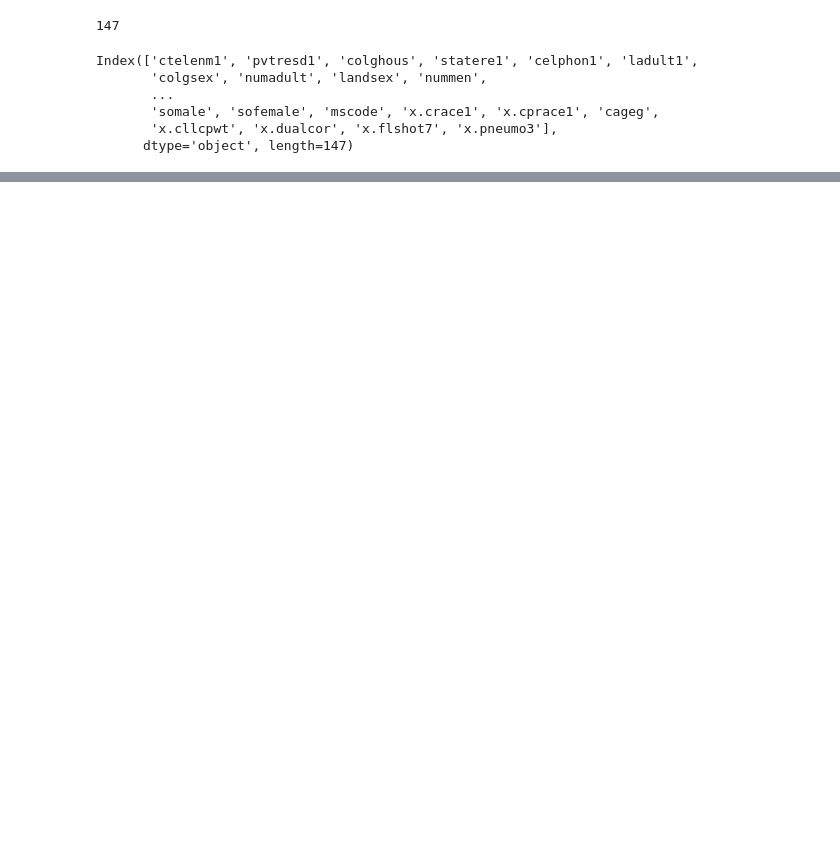
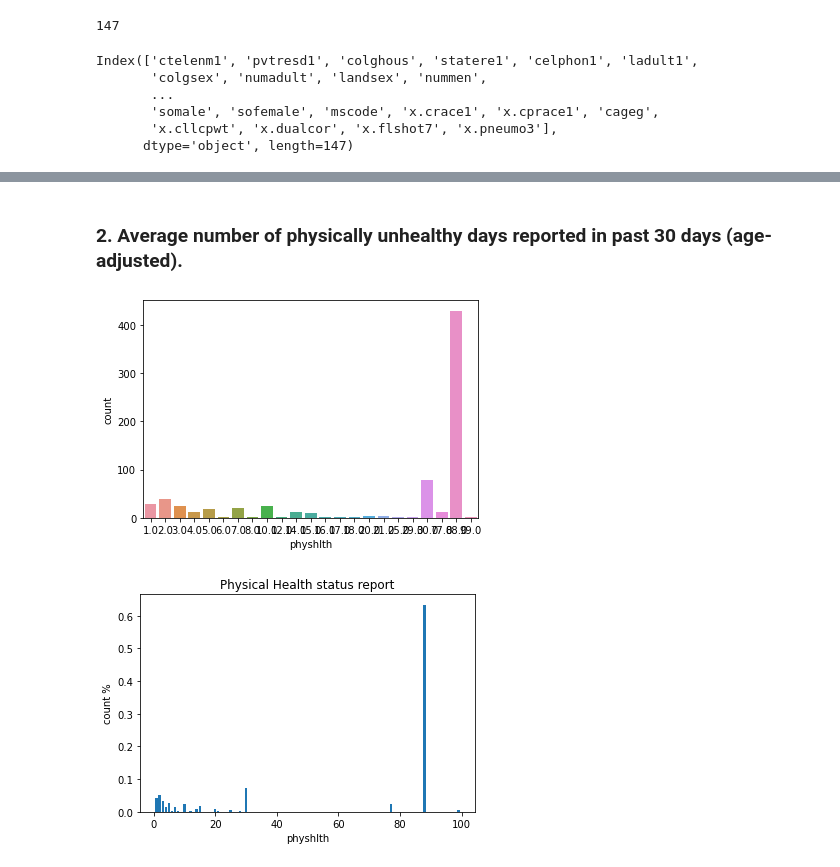
Before and after one commit to iam-neelesh8/BRFSS_Analysis, a Jupyter notebook: notebooks/BRFSS_EDA.ipynb, the cells around one changed output, grey strips where cells are left out. Saved outputs shown, nothing was run; the diff lists cells and outputs as text; code cells hidden in the pictures; blank space fills up the shorter version.

```diff
--- a/notebooks/BRFSS_EDA.ipynb
+++ b/notebooks/BRFSS_EDA.ipynb
@@ -151,0 +251,41 @@ sns.countplot(df_Indiana_Health, x="genhlth")
+# %% [markdown]
+### 2. Average number of physically unhealthy days reported in past 30 days (age-adjusted).
+# %%
+# physhlth - Poor physical health days
+
+df_IN_Health_30 = df_IN_Health[(df_IN_Health['iyear']==2021) & (df_IN_Health['imonth']==12)]
+
+genhlth_dict = dict(df_IN_Health_30['physhlth'].value_counts()/len(df_IN_Health_30))
+
+sns.countplot(data=df_IN_Health_30, x="physhlth")
+'''
+1-30: No of days
+88:   None
+77:   Not sure
+99:   Refused
+'''
+
+
+genhlth_dict = dict(df_IN_Health['physhlth'].value_counts()/len(df_IN_Health))
+
+
+import matplotlib.pyplot as plt
+names = list(genhlth_dict.keys())
+values = list(genhlth_dict.values())
+
+# Create a figure and axis object
+fig, ax = plt.subplots()
+
+# Plot the bars with different colors
+ax.bar(names, values)
+
+# Set the labels and title
+ax.set_xlabel('physhlth')
+ax.set_ylabel('count %')
+ax.set_title('Physical Health status report')
+
+# Show the plot
+plt.show()
+# %% [output]
+[figure, added]
+[figure, added]
```
Also changed, not shown: parts of 28 cells of this notebook.
